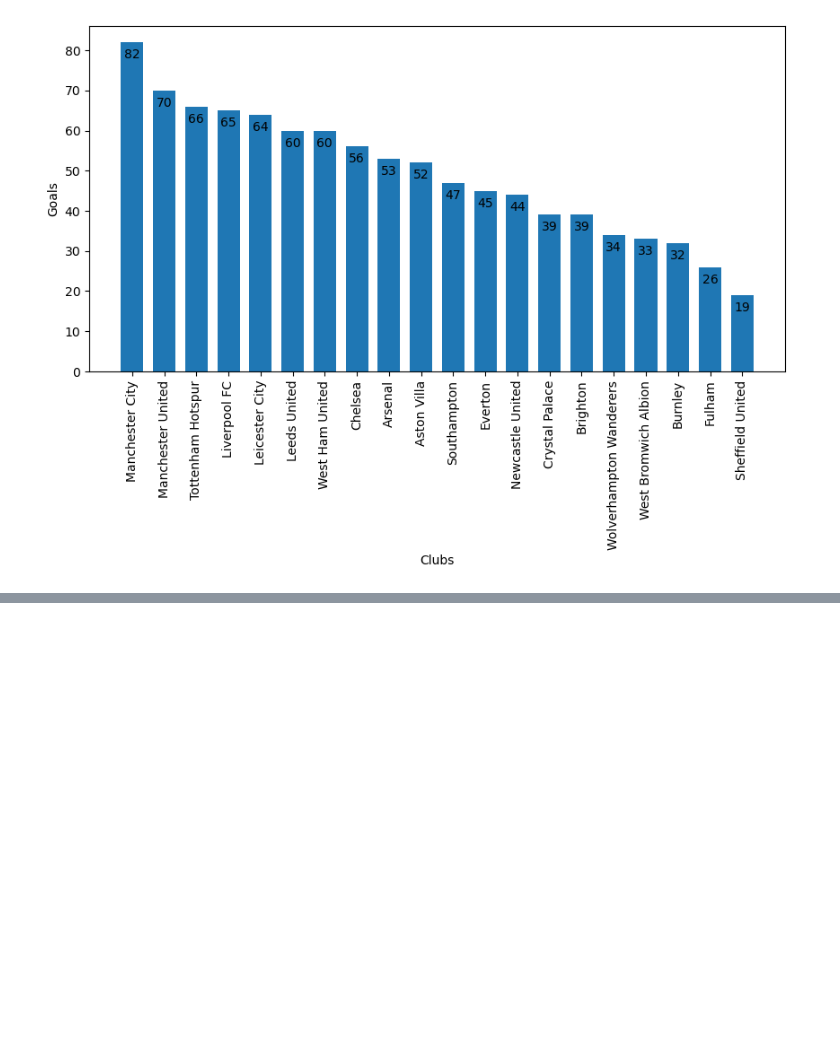
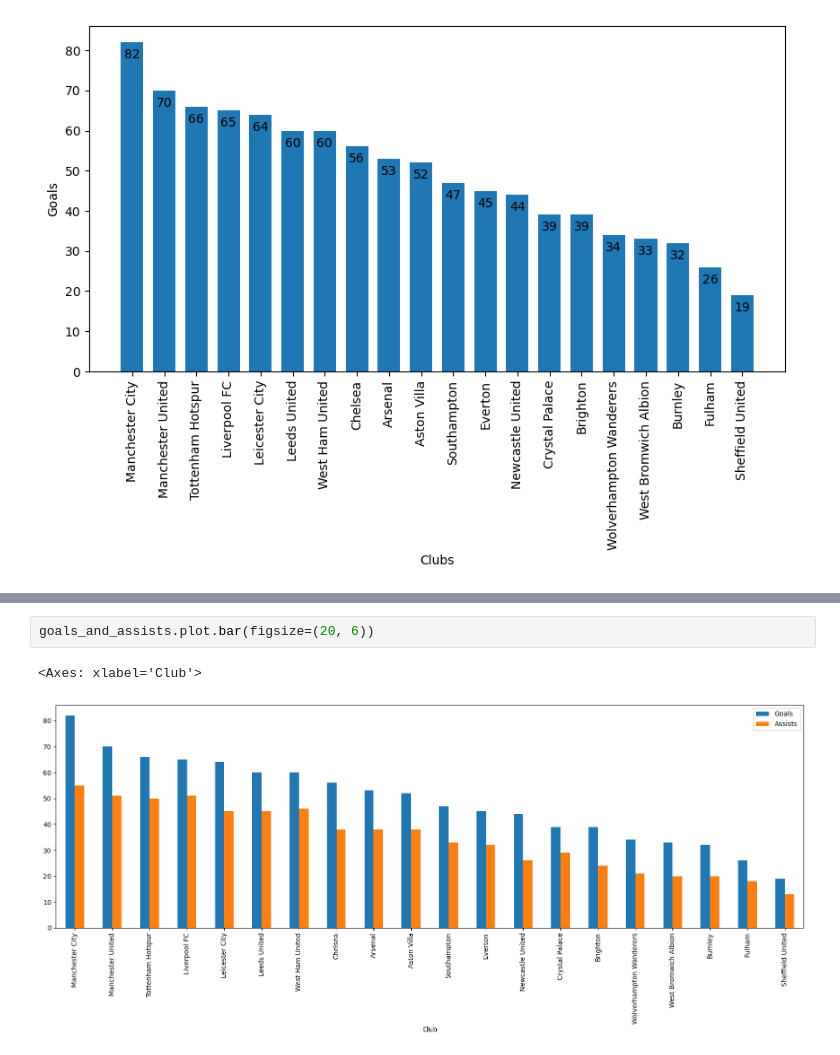
Before and after one commit to zafchiel/datas-notebooks, a Jupyter notebook: premier-league/analysis.ipynb, the cells around one changed output, grey strips where cells are left out. Saved outputs shown, nothing was run; the diff lists cells and outputs as text; blank space fills up the shorter version.

```diff
--- a/premier-league/analysis.ipynb
+++ b/premier-league/analysis.ipynb
@@ -229,0 +254,5 @@ Name: Goals, dtype: int64
+# %%
+goals_and_assists.plot.bar(figsize=(20, 6))
+# %% [output]
+<Axes: xlabel='Club'>
+[figure, added]
```
Also changed, not shown: parts of 3 cells of this notebook.
